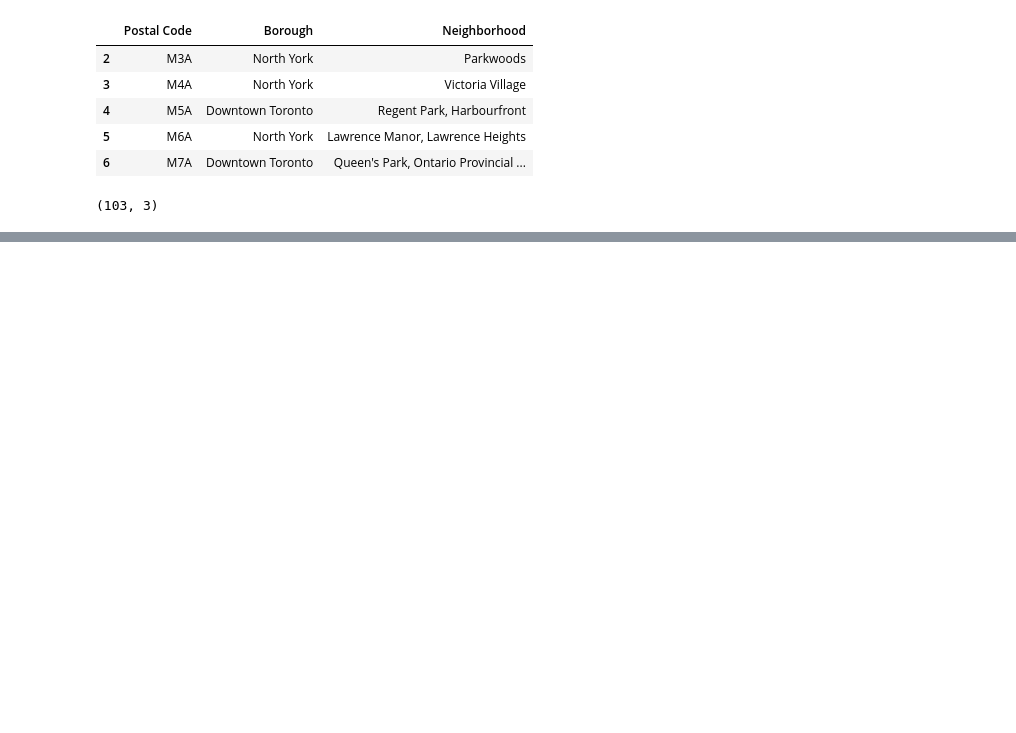
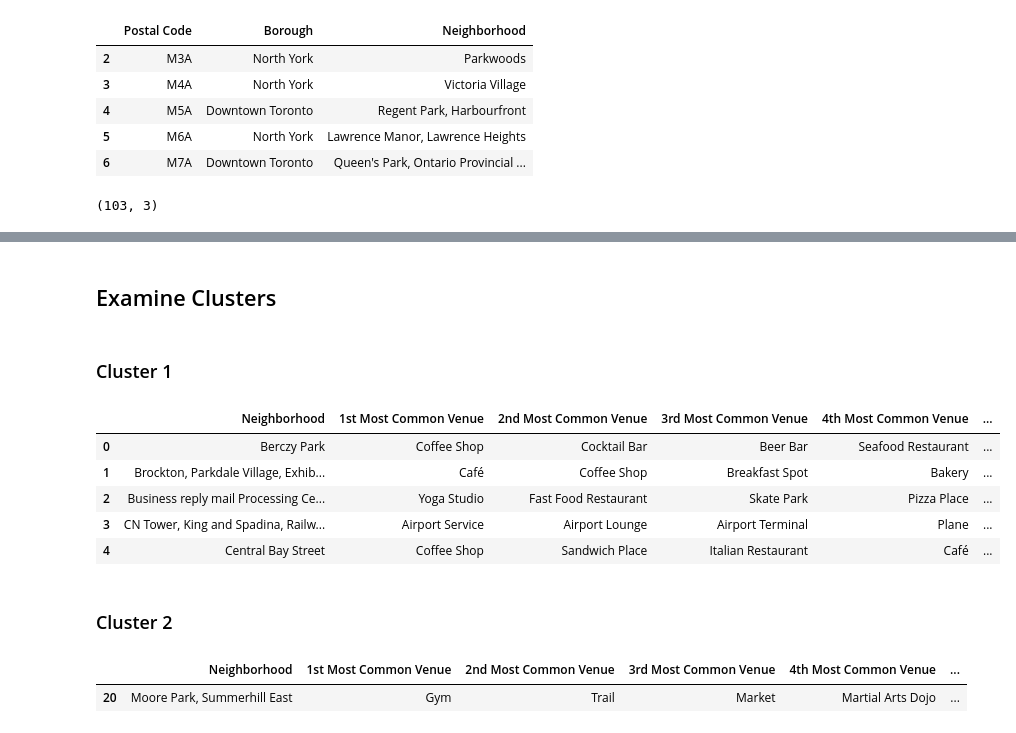
Before and after one commit to ivanjimenez117/Coursera_Capstone, a Jupyter notebook: Segmenting and Clustering Toronto's Neighborhooods.ipynb, the cells around one changed output, grey strips where cells are left out. Cells and saved outputs as stored; diff of their text form; code cells hidden in the pictures; blank space fills up the shorter version.

Commit message:
Published from Watson Studio.

```diff
--- a/Segmenting and Clustering Toronto's Neighborhooods.ipynb
+++ b/Segmenting and Clustering Toronto's Neighborhooods.ipynb
@@ -53,0 +125,7 @@ Index(['Postal Code', 'Latitude', 'Longitude'], dtype='object')
+# %%
+#Get the top 10 venues for each of the Neighborhoods
+df_top10venues = pd.DataFrame(toronto_grouped.columns.values[np.argsort(-toronto_grouped.values, axis=1)[:, :10]],
+                  index=toronto_grouped.index,
+                  columns = ['1st Most Common Venue', '2nd Most Common Venue', '3rd Most Common Venue', '4th Most Common Venue',
+                             '5th Most Common Venue', '6th Most Common Venue', '7th Most Common Venue', '8th Most Common Venue',
+                             '9th Most Common Venue', '10th Most Common Venue']).reset_index()
@@ -53,0 +136,2 @@ Index(['Postal Code', 'Latitude', 'Longitude'], dtype='object')
+# %%
+df_top10venues.insert(0,'Cluster Labels',kmeans.labels_)
@@ -53,0 +151,2 @@ Index(['Postal Code', 'Latitude', 'Longitude'], dtype='object')
+# %%
+toronto_merged = df_top10venues.merge(df_toronto,on='Neighborhood')
@@ -53,0 +184,20 @@ Index(['Postal Code', 'Latitude', 'Longitude'], dtype='object')
+# %% [markdown]
+## Examine Clusters
+# %% [markdown]
+### Cluster 1
+# %%
+toronto_merged.loc[toronto_merged['Cluster Labels'] == 0, toronto_merged.columns[list(range(1,12))]].head()
+# %% [output]
+|  | Neighborhood | 1st Most Common Venue | 2nd Most Common Venue | 3rd Most Common Venue | 4th Most Common Venue | ... |
+| 0 | Berczy Park | Coffee Shop | Cocktail Bar | Beer Bar | Seafood Restaurant | ... |
+| 1 | Brockton, Parkdale Village, Exhib... | Café | Coffee Shop | Breakfast Spot | Bakery | ... |
+| 2 | Business reply mail Processing Ce... | Yoga Studio | Fast Food Restaurant | Skate Park | Pizza Place | ... |
+| 3 | CN Tower, King and Spadina, Railw... | Airport Service | Airport Lounge | Airport Terminal | Plane | ... |
+| 4 | Central Bay Street | Coffee Shop | Sandwich Place | Italian Restaurant | Café | ... |
+# %% [markdown]
+### Cluster 2
+# %%
+toronto_merged.loc[toronto_merged['Cluster Labels'] == 1, toronto_merged.columns[list(range(1,12))]]
+# %% [output]
+|  | Neighborhood | 1st Most Common Venue | 2nd Most Common Venue | 3rd Most Common Venue | 4th Most Common Venue | ... |
+| 20 | Moore Park, Summerhill East | Gym | Trail | Market | Martial Arts Dojo | ... |
```
Also changed, not shown: parts of 21 cells of this notebook.
